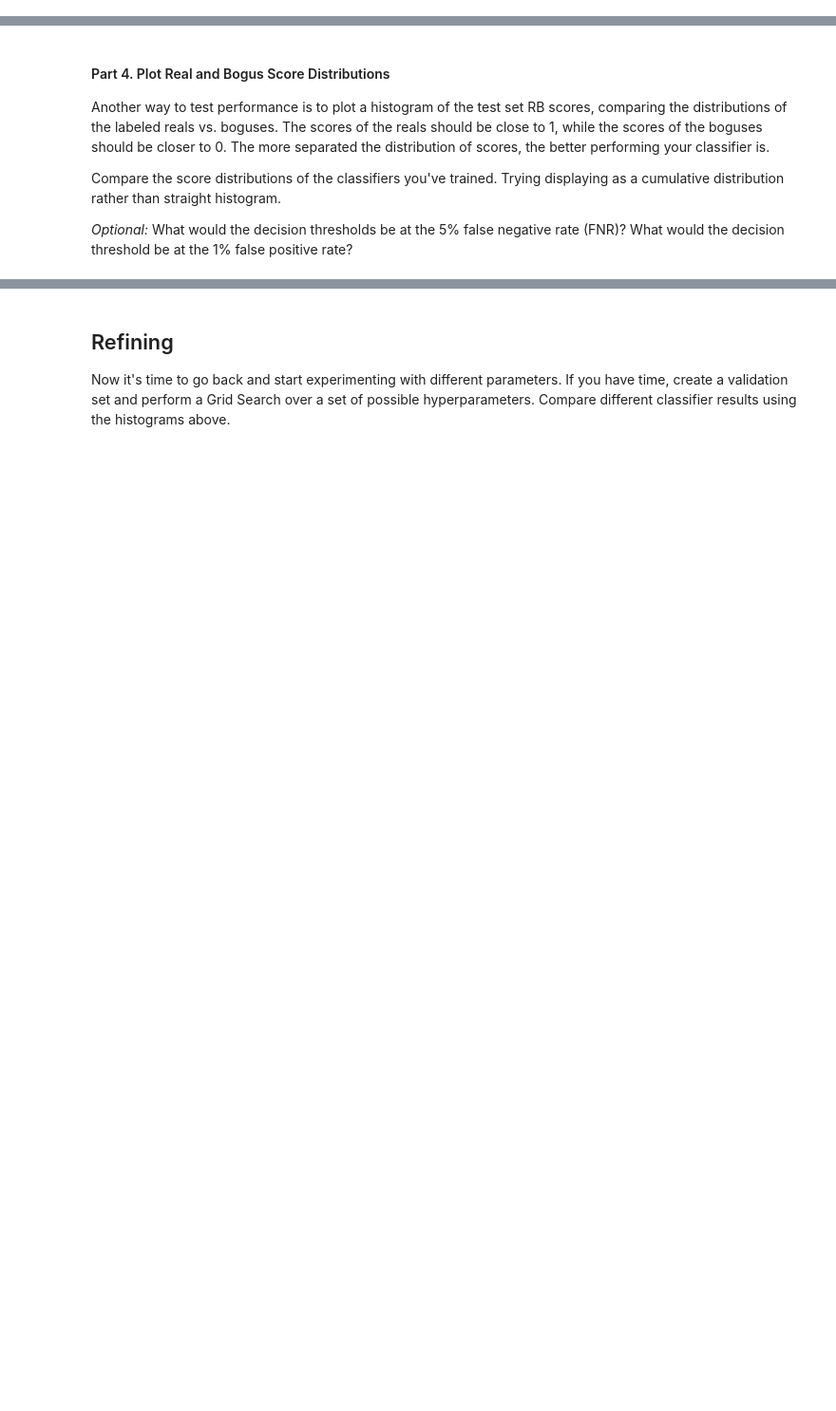
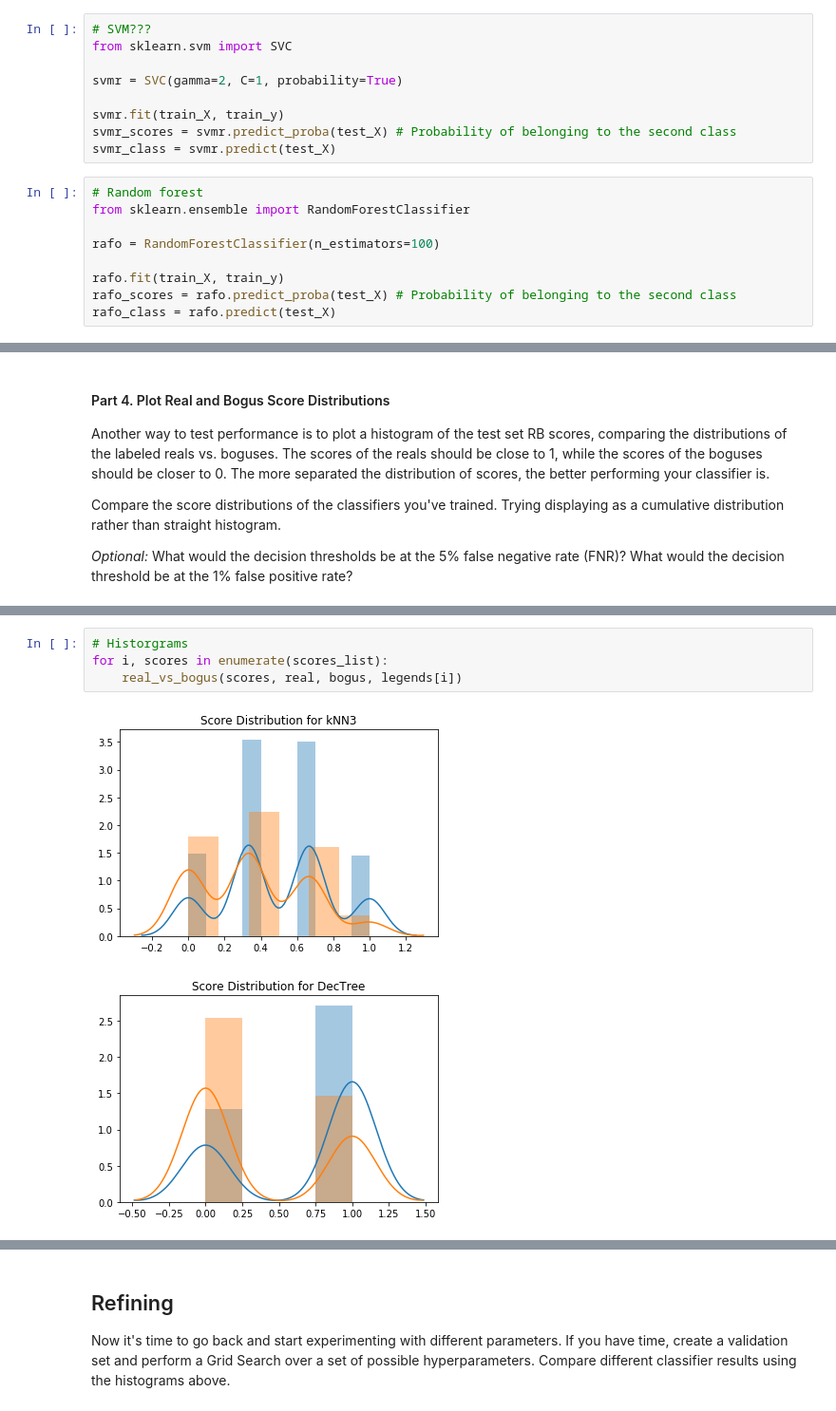
Before and after one commit to dbarrientosa/LSSTC-DSFP-Sessions, a Jupyter notebook: Session7/Day3/Building-A-Supervised-Machine-Learning-Model.ipynb, the cells around one changed output, grey strips where cells are left out. Shown: that part at 95% size. Saved outputs shown, nothing was run; the diff lists cells and outputs as text; blank space fills up the shorter version.

```diff
--- a/Session7/Day3/Building-A-Supervised-Machine-Learning-Model.ipynb
+++ b/Session7/Day3/Building-A-Supervised-Machine-Learning-Model.ipynb
@@ -265,3 +270,21 @@ from sklearn.naive_bayes import GaussianNB
+# %%
+# SVM???
+from sklearn.svm import SVC
+
+svmr = SVC(gamma=2, C=1, probability=True)
+
+svmr.fit(train_X, train_y)
+svmr_scores = svmr.predict_proba(test_X) # Probability of belonging to the second class
+svmr_class = svmr.predict(test_X)
+# %%
+# Random forest
+from sklearn.ensemble import RandomForestClassifier
+
+rafo = RandomForestClassifier(n_estimators=100)
+
+rafo.fit(train_X, train_y)
+rafo_scores = rafo.predict_proba(test_X) # Probability of belonging to the second class
+rafo_class = rafo.predict(test_X)
 # %%
 # kNN
 
@@ -365,0 +395,7 @@ plt.show()
+# %%
+# Historgrams
+for i, scores in enumerate(scores_list):
+    real_vs_bogus(scores, real, bogus, legends[i])
+# %% [output]
+[figure, added]
+[figure, added]
```
Also changed, not shown: parts of 14 cells of this notebook.
